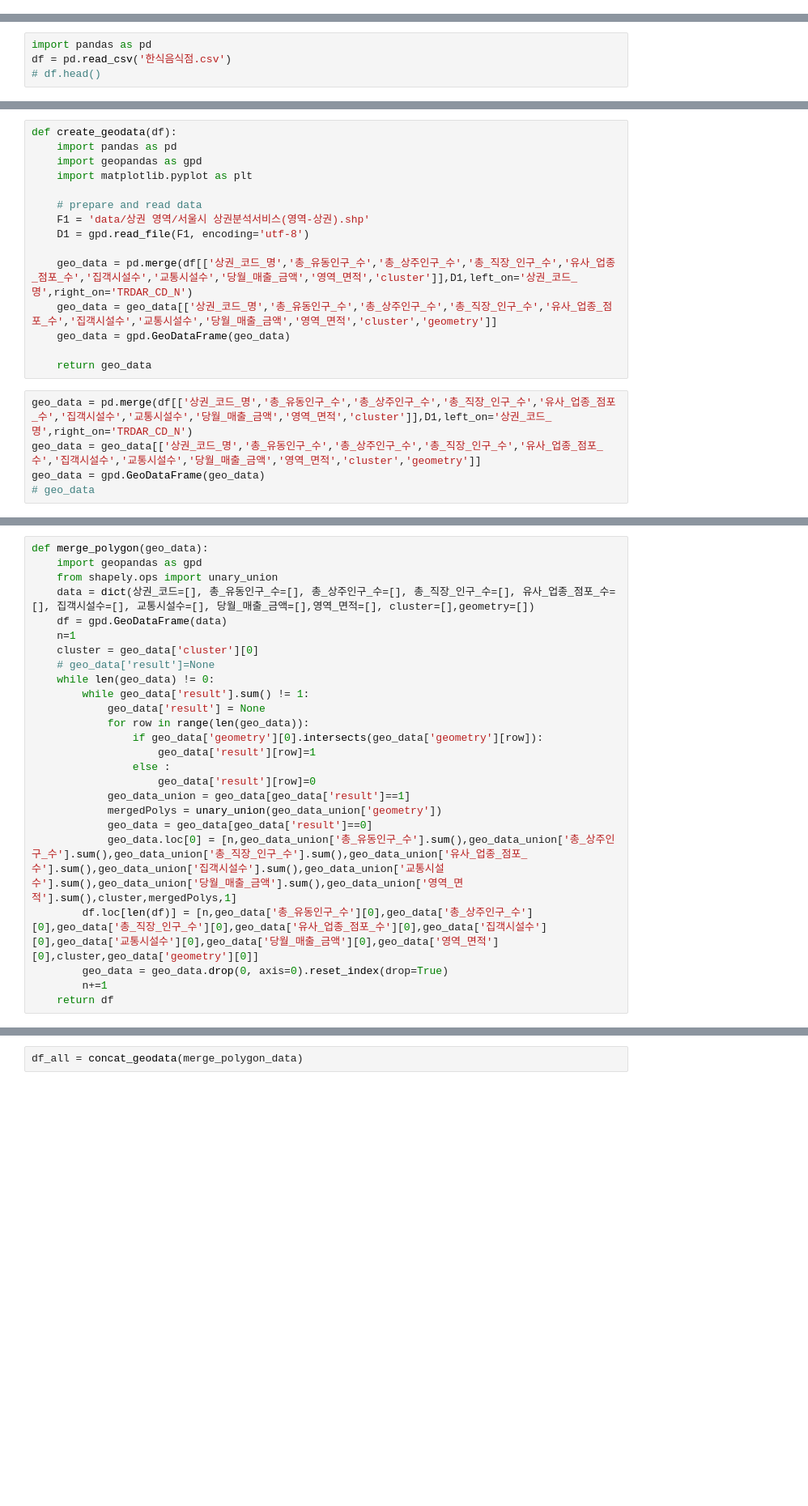
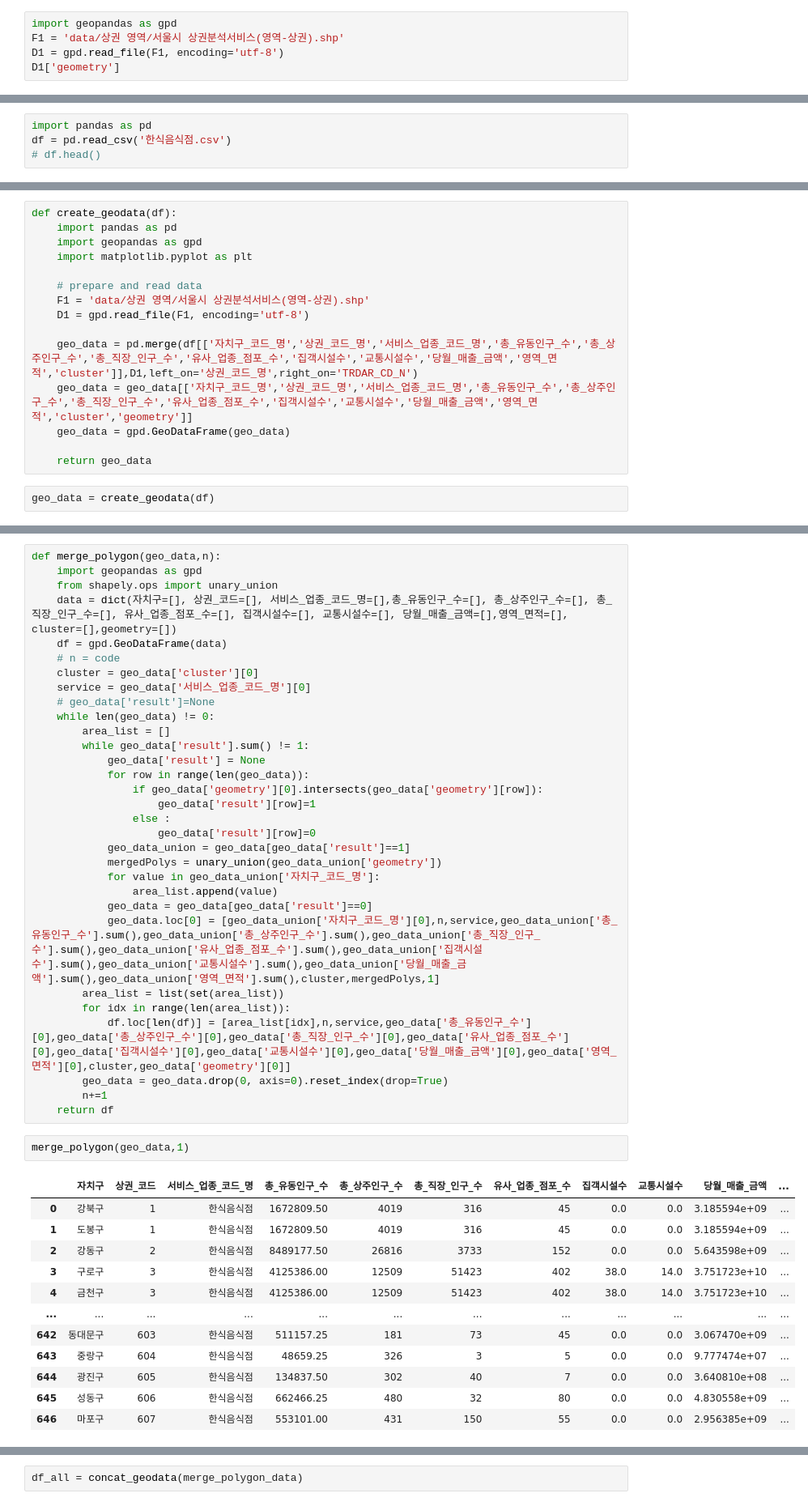
Before and after one commit to databeom/final-project, a Jupyter notebook: Evaluation_score.ipynb, the cells around one changed output, grey strips where cells are left out. Shown: that part at 81% size. Cells and saved outputs as stored; diff of their text form; blank space fills up the shorter version.

```diff
--- a/Evaluation_score.ipynb
+++ b/Evaluation_score.ipynb
@@ -3,3 +3,8 @@ import warnings
 
 # 오류 경고 무시하기
 warnings.filterwarnings(action='ignore')
+# %%
+import geopandas as gpd
+F1 = 'data/상권 영역/서울시 상권분석서비스(영역-상권).shp'
+D1 = gpd.read_file(F1, encoding='utf-8')
+D1['geometry']
@@ -17,16 +75,13 @@ def create_geodata(df):
     F1 = 'data/상권 영역/서울시 상권분석서비스(영역-상권).shp'
     D1 = gpd.read_file(F1, encoding='utf-8')
 
-    geo_data = pd.merge(df[['상권_코드_명','총_유동인구_수','총_상주인구_수','총_직장_인구_수','유사_업종_점포_수','집객시설수','교통시설수','당월_매출_금액','영역_면적','cluster']],D1,left_on='상권_코드_명',right_on='TRDAR_CD_N')
-    geo_data = geo_data[['상권_코드_명','총_유동인구_수','총_상주인구_수','총_직장_인구_수','유사_업종_점포_수','집객시설수','교통시설수','당월_매출_금액','영역_면적','cluster','geometry']]
+    geo_data = pd.merge(df[['자치구_코드_명','상권_코드_명','서비스_업종_코드_명','총_유동인구_수','총_상주인구_수','총_직장_인구_수','유사_업종_점포_수','집객시설수','교통시설수','당월_매출_금액','영역_면적','cluster']],D1,left_on='상권_코드_명',right_on='TRDAR_CD_N')
+    geo_data = geo_data[['자치구_코드_명','상권_코드_명','서비스_업종_코드_명','총_유동인구_수','총_상주인구_수','총_직장_인구_수','유사_업종_점포_수','집객시설수','교통시설수','당월_매출_금액','영역_면적','cluster','geometry']]
     geo_data = gpd.GeoDataFrame(geo_data)
 
     return geo_data
 # %%
-geo_data = pd.merge(df[['상권_코드_명','총_유동인구_수','총_상주인구_수','총_직장_인구_수','유사_업종_점포_수','집객시설수','교통시설수','당월_매출_금액','영역_면적','cluster']],D1,left_on='상권_코드_명',right_on='TRDAR_CD_N')
-geo_data = geo_data[['상권_코드_명','총_유동인구_수','총_상주인구_수','총_직장_인구_수','유사_업종_점포_수','집객시설수','교통시설수','당월_매출_금액','영역_면적','cluster','geometry']]
-geo_data = gpd.GeoDataFrame(geo_data)
-# geo_data
+geo_data = create_geodata(df)
 # %%
 import geopandas as gpd
 
@@ -43,15 +98,17 @@ if isinstance(geo_data['geometry'], gpd.geoseries.GeoSeries):
 else:
     print("It's not a GeoSeries.")
 # %%
-def merge_polygon(geo_data):
+def merge_polygon(geo_data,n):
     import geopandas as gpd
     from shapely.ops import unary_union
-    data = dict(상권_코드=[], 총_유동인구_수=[], 총_상주인구_수=[], 총_직장_인구_수=[], 유사_업종_점포_수=[], 집객시설수=[], 교통시설수=[], 당월_매출_금액=[],영역_면적=[], cluster=[],geometry=[])
+    data = dict(자치구=[], 상권_코드=[], 서비스_업종_코드_명=[],총_유동인구_수=[], 총_상주인구_수=[], 총_직장_인구_수=[], 유사_업종_점포_수=[], 집객시설수=[], 교통시설수=[], 당월_매출_금액=[],영역_면적=[], cluster=[],geometry=[])
     df = gpd.GeoDataFrame(data)
-    n=1
+    # n = code
     cluster = geo_data['cluster'][0]
+    service = geo_data['서비스_업종_코드_명'][0]
     # geo_data['result']=None
     while len(geo_data) != 0:
+        area_list = []
         while geo_data['result'].sum() != 1:
             geo_data['result'] = None
             for row in range(len(geo_data)):
@@ -61,9 +118,28 @@ def merge_polygon(geo_data):
                     geo_data['result'][row]=0
             geo_data_union = geo_data[geo_data['result']==1]
             mergedPolys = unary_union(geo_data_union['geometry'])
+            for value in geo_data_union['자치구_코드_명']:
+                area_list.append(value)
             geo_data = geo_data[geo_data['result']==0]
-            geo_data.loc[0] = [n,geo_data_union['총_유동인구_수'].sum(),geo_data_union['총_상주인구_수'].sum(),geo_data_union['총_직장_인구_수'].sum(),geo_data_union['유사_업종_점포_수'].sum(),geo_data_union['집객시설수'].sum(),geo_data_union['교통시설수'].sum(),geo_data_union['당월_매출_금액'].sum(),geo_data_union['영역_면적'].sum(),cluster,mergedPolys,1]
-        df.loc[len(df)] = [n,geo_data['총_유동인구_수'][0],geo_data['총_상주인구_수'][0],geo_data['총_직장_인구_수'][0],geo_data['유사_업종_점포_수'][0],geo_data['집객시설수'][0],geo_data['교통시설수'][0],geo_data['당월_매출_금액'][0],geo_data['영역_면적'][0],cluster,geo_data['geometry'][0]]
+            geo_data.loc[0] = [geo_data_union['자치구_코드_명'][0],n,service,geo_data_union['총_유동인구_수'].sum(),geo_data_union['총_상주인구_수'].sum(),geo_data_union['총_직장_인구_수'].sum(),geo_data_union['유사_업종_점포_수'].sum(),geo_data_union['집객시설수'].sum(),geo_data_union['교통시설수'].sum(),geo_data_union['당월_매출_금액'].sum(),geo_data_union['영역_면적'].sum(),cluster,mergedPolys,1]
+        area_list = list(set(area_list))
+        for idx in range(len(area_list)):
+            df.loc[len(df)] = [area_list[idx],n,service,geo_data['총_유동인구_수'][0],geo_data['총_상주인구_수'][0],geo_data['총_직장_인구_수'][0],geo_data['유사_업종_점포_수'][0],geo_data['집객시설수'][0],geo_data['교통시설수'][0],geo_data['당월_매출_금액'][0],geo_data['영역_면적'][0],cluster,geo_data['geometry'][0]]
         geo_data = geo_data.drop(0, axis=0).reset_index(drop=True)
         n+=1
     return df
+# %%
+merge_polygon(geo_data,1)
+# %% [output]
+|  | 자치구 | 상권_코드 | 서비스_업종_코드_명 | 총_유동인구_수 | 총_상주인구_수 | 총_직장_인구_수 | 유사_업종_점포_수 | 집객시설수 | 교통시설수 | 당월_매출_금액 | ... |
+| 0 | 강북구 | 1 | 한식음식점 | 1672809.50 | 4019 | 316 | 45 | 0.0 | 0.0 | 3.185594e+09 | ... |
+| 1 | 도봉구 | 1 | 한식음식점 | 1672809.50 | 4019 | 316 | 45 | 0.0 | 0.0 | 3.185594e+09 | ... |
+| 2 | 강동구 | 2 | 한식음식점 | 8489177.50 | 26816 | 3733 | 152 | 0.0 | 0.0 | 5.643598e+09 | ... |
+| 3 | 구로구 | 3 | 한식음식점 | 4125386.00 | 12509 | 51423 | 402 | 38.0 | 14.0 | 3.751723e+10 | ... |
+| 4 | 금천구 | 3 | 한식음식점 | 4125386.00 | 12509 | 51423 | 402 | 38.0 | 14.0 | 3.751723e+10 | ... |
+| ... | ... | ... | ... | ... | ... | ... | ... | ... | ... | ... | ... |
+| 642 | 동대문구 | 603 | 한식음식점 | 511157.25 | 181 | 73 | 45 | 0.0 | 0.0 | 3.067470e+09 | ... |
+| 643 | 중랑구 | 604 | 한식음식점 | 48659.25 | 326 | 3 | 5 | 0.0 | 0.0 | 9.777474e+07 | ... |
+| 644 | 광진구 | 605 | 한식음식점 | 134837.50 | 302 | 40 | 7 | 0.0 | 0.0 | 3.640810e+08 | ... |
+| 645 | 성동구 | 606 | 한식음식점 | 662466.25 | 480 | 32 | 80 | 0.0 | 0.0 | 4.830558e+09 | ... |
+| 646 | 마포구 | 607 | 한식음식점 | 553101.00 | 431 | 150 | 55 | 0.0 | 0.0 | 2.956385e+09 | ... |
```
Also changed, not shown: parts of 10 cells of this notebook, 1 other file.
